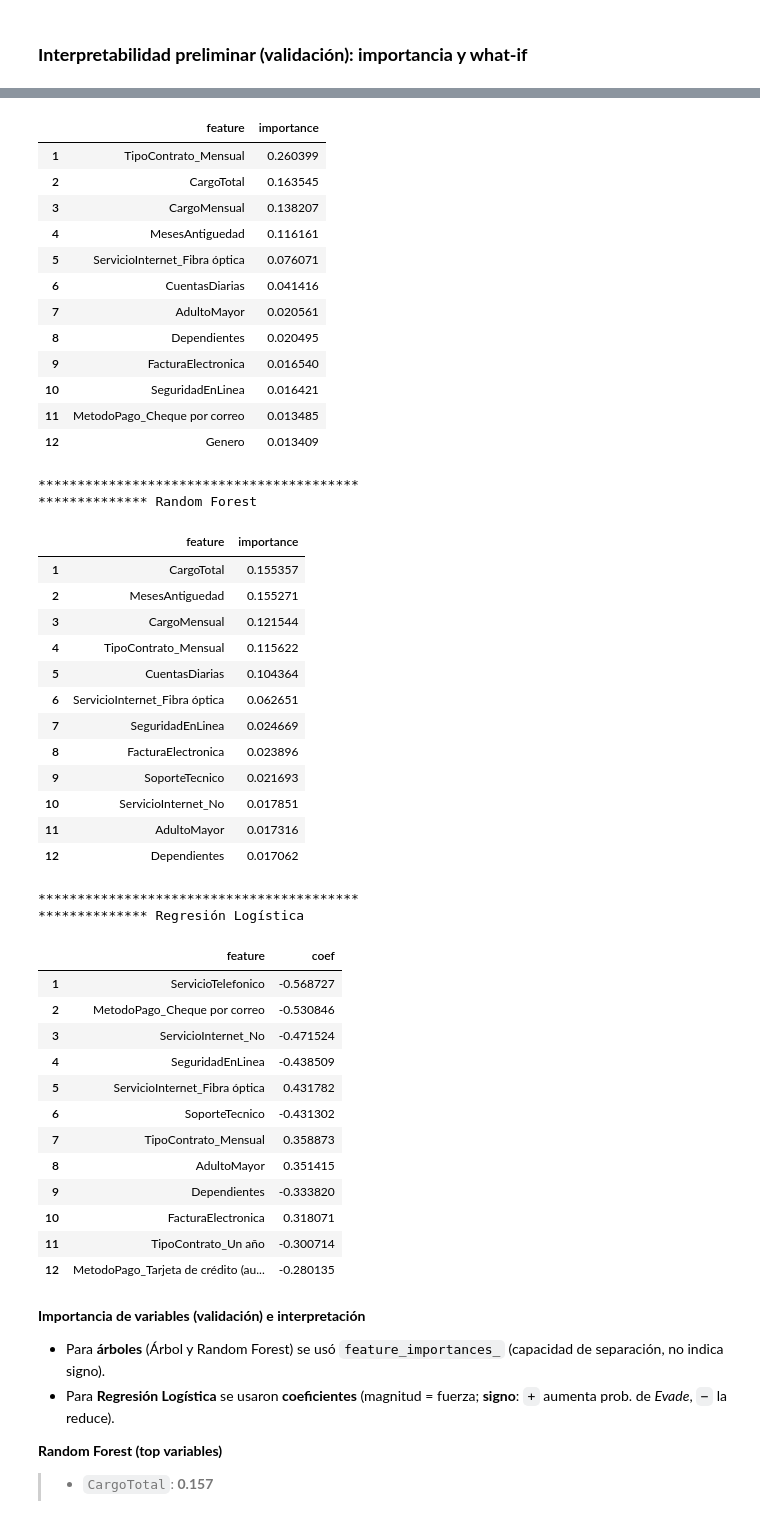
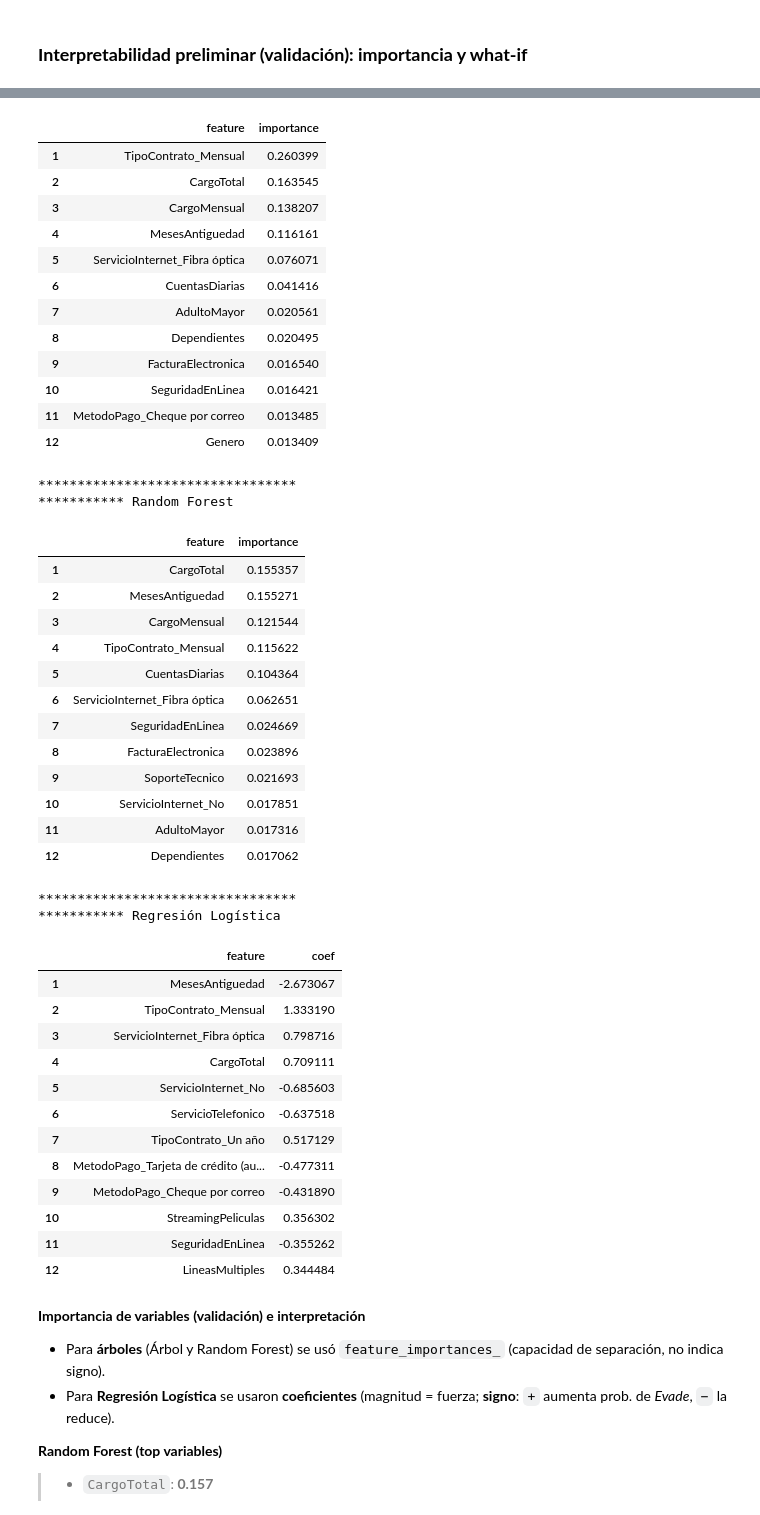
Before and after one commit to DanielRaiicHu/telecom_x_2, a Jupyter notebook: telecom_x_2.ipynb, the cells around one changed output, grey strips where cells are left out. Cells and saved outputs as stored; diff of their text form; code cells hidden in the pictures.

```diff
--- a/telecom_x_2.ipynb
+++ b/telecom_x_2.ipynb
@@ -1872,3 +1882,9 @@ dtype: int64
+# %%
+# Normalización de datos con MinMaxScaler
+scaler = MinMaxScaler()
+X_train_scaled = scaler.fit_transform(X_train)
+X_val_scaled  = scaler.transform(X_val)
+X_test_scaled = scaler.transform(X_test)
 # %% [markdown]
 ## **Entrenando Modelos**
 ---
@@ -1928,7 +1944,7 @@ from sklearn.linear_model import LogisticRegression
 # Crea una instancia del modelo de regresión logística
 modelo_logistica = LogisticRegression(max_iter=2000, solver='liblinear')
 # Entrena el modelo
-modelo_logistica.fit(X_train, y_train)
-print(f'La exactitud del Modelo de Regresión Logística con el conjunto de entrenamiento es de: {modelo_logistica.score(X_train,y_train)}')
-print(f'La exactitud del Modelo de Regresión Logística con el conjunto de validación es de: {modelo_logistica.score(X_val,y_val)}')
+modelo_logistica.fit(X_train_scaled, y_train)
+print(f'La exactitud del Modelo de Regresión Logística con el conjunto de entrenamiento es de: {modelo_logistica.score(X_train_scaled,y_train)}')
+print(f'La exactitud del Modelo de Regresión Logística con el conjunto de validación es de: {modelo_logistica.score(X_val_scaled,y_val)}')
 # %% [output]
@@ -2381,6 +2397,12 @@ modelos = [
 ]
 
 for nombre, mdl in modelos:
-    print(f"\n\n*****************************************\n************** {nombre} ")
-    display(tabla_importancias(mdl, X_val, y_val, top=12))
+    print(f"\n*********************************\n*********** {nombre} ")
+
+    if nombre == "Regresión Logística":
+        # usa los datos escalados
+        display(tabla_importancias(mdl, pd.DataFrame(X_val_scaled, columns=X_val.columns), y_val, top=12))
+    else:
+        # usa los datos originales
+        display(tabla_importancias(mdl, X_val, y_val, top=12))
 # %% [output]
@@ -2389,46 +2411,46 @@ for nombre, mdl in modelos:
 |  | feature | importance |
 | 1 | TipoContrato_Mensual | 0.260399 |
 | 2 | CargoTotal | 0.163545 |
 | 3 | CargoMensual | 0.138207 |
 | 4 | MesesAntiguedad | 0.116161 |
 | 5 | ServicioInternet_Fibra óptica | 0.076071 |
 | 6 | CuentasDiarias | 0.041416 |
 | 7 | AdultoMayor | 0.020561 |
 | 8 | Dependientes | 0.020495 |
 | 9 | FacturaElectronica | 0.016540 |
 | 10 | SeguridadEnLinea | 0.016421 |
 | 11 | MetodoPago_Cheque por correo | 0.013485 |
 | 12 | Genero | 0.013409 |
-*****************************************
-************** Random Forest
+*********************************
+*********** Random Forest
 |  | feature | importance |
 | 1 | CargoTotal | 0.155357 |
 | 2 | MesesAntiguedad | 0.155271 |
 | 3 | CargoMensual | 0.121544 |
 | 4 | TipoContrato_Mensual | 0.115622 |
 | 5 | CuentasDiarias | 0.104364 |
 | 6 | ServicioInternet_Fibra óptica | 0.062651 |
 | 7 | SeguridadEnLinea | 0.024669 |
 | 8 | FacturaElectronica | 0.023896 |
 | 9 | SoporteTecnico | 0.021693 |
 | 10 | ServicioInternet_No | 0.017851 |
 | 11 | AdultoMayor | 0.017316 |
 | 12 | Dependientes | 0.017062 |
-*****************************************
-************** Regresión Logística
+*********************************
+*********** Regresión Logística
 |  | feature | coef |
-| 1 | ServicioTelefonico | -0.568727 |
-| 2 | MetodoPago_Cheque por correo | -0.530846 |
-| 3 | ServicioInternet_No | -0.471524 |
-| 4 | SeguridadEnLinea | -0.438509 |
-| 5 | ServicioInternet_Fibra óptica | 0.431782 |
-| 6 | SoporteTecnico | -0.431302 |
-| 7 | TipoContrato_Mensual | 0.358873 |
-| 8 | AdultoMayor | 0.351415 |
-| 9 | Dependientes | -0.333820 |
-| 10 | FacturaElectronica | 0.318071 |
-| 11 | TipoContrato_Un año | -0.300714 |
-| 12 | MetodoPago_Tarjeta de crédito (au... | -0.280135 |
+| 1 | MesesAntiguedad | -2.673067 |
+| 2 | TipoContrato_Mensual | 1.333190 |
+| 3 | ServicioInternet_Fibra óptica | 0.798716 |
+| 4 | CargoTotal | 0.709111 |
+| 5 | ServicioInternet_No | -0.685603 |
+| 6 | ServicioTelefonico | -0.637518 |
+| 7 | TipoContrato_Un año | 0.517129 |
+| 8 | MetodoPago_Tarjeta de crédito (au... | -0.477311 |
+| 9 | MetodoPago_Cheque por correo | -0.431890 |
+| 10 | StreamingPeliculas | 0.356302 |
+| 11 | SeguridadEnLinea | -0.355262 |
+| 12 | LineasMultiples | 0.344484 |
 # %% [markdown]
 **Importancia de variables (validación) e interpretación**
 
```
Also changed, not shown: parts of 31 cells of this notebook.
